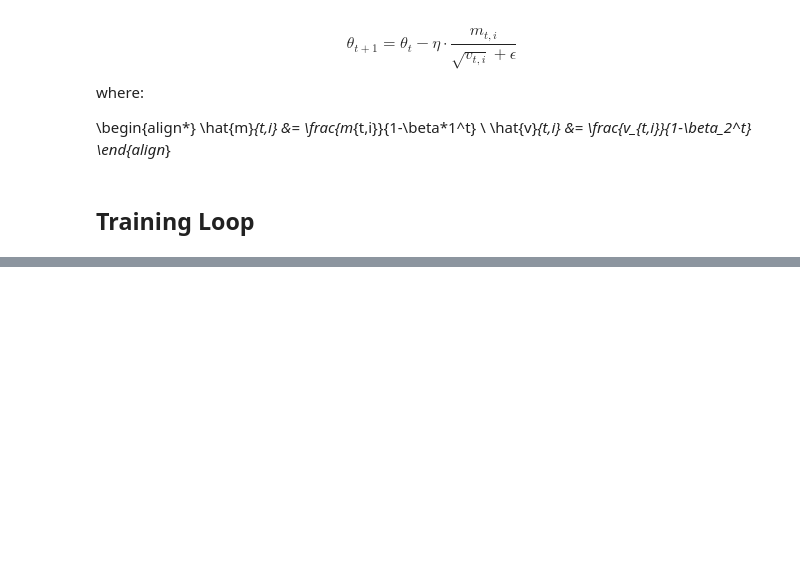
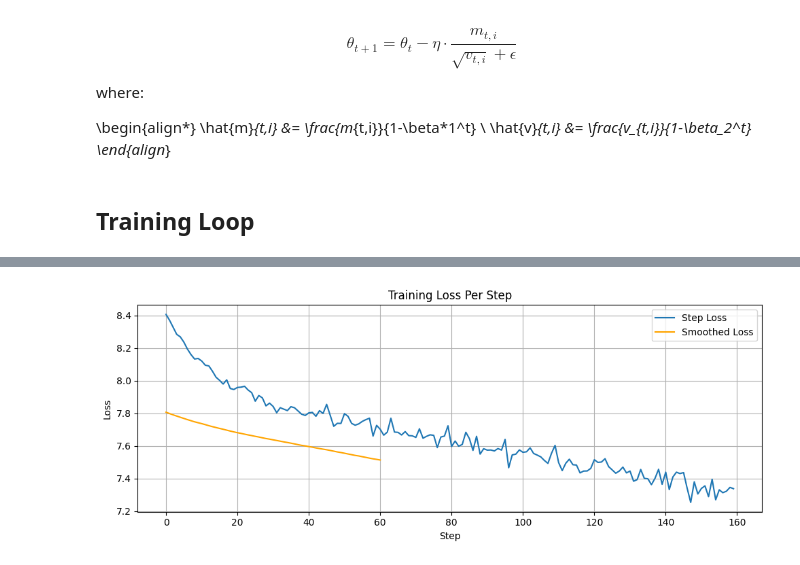
Before and after one commit to YYZhang2025/100-AI-Code, a Jupyter notebook: 01-transformer.ipynb, the cells around one changed output, grey strips where cells are left out. Saved outputs shown, nothing was run; the diff lists cells and outputs as text; code cells hidden in the pictures; blank space fills up the shorter version.

```diff
--- a/01-transformer.ipynb
+++ b/01-transformer.ipynb
@@ -628,23 +655,3 @@ train_dataloader = torch.utils.data.DataLoader(
 ## Training Procedure
 # %% [markdown]
 ### Loss Function with Label Smoothing
-# %%
-class LabelSmoothing(nn.Module):
-    def __init__(self, config: ModelConfig, smoothing=0.1):
-        super().__init__()
-        self.smoothing = smoothing
-        self.vocab_size = config.tgt_vocab_size
-        self.eps = smoothing / (self.vocab_size - 1)
-
-    def forward(self, logits, target):
-        """
-        logits: (batch_size, seq_len, vocab_size)
-        target: (batch_size, seq_len)
-        """
-        log_probs = F.log_softmax(logits, dim=-1)  # (batch_size, seq_len, vocab_size)
-        nll_loss = -log_probs.gather(dim=-1, index=target.unsqueeze(-1)).squeeze(-1)
-
-        smooth_loss = -log_probs.mean(dim=-1)  # Average over vocabulary
-        loss = (1.0 - self.smoothing) * nll_loss + self.eps * smooth_loss
-
-        return loss.mean()  # Average over batch and sequence length
@@ -772,0 +868,26 @@ train(model, train_dataloader, optimizer, criterion, num_epochs=10, batch_size=3
+# %%
+import numpy as np
+import matplotlib.pyplot as plt
+
+def smooth_curve(values, window_size=100):
+    if len(values) < window_size:
+        return values  # skip smoothing if not enough data
+    kernel = np.ones(window_size) / window_size
+    return np.convolve(values, kernel, mode='valid')
+
+def plot_loss_curve(losses, window_size=100):
+    plt.figure(figsize=(10, 4))
+    plt.plot(losses, label="Step Loss")
+    smoothed = smooth_curve(losses, window_size)
+    plt.plot(range(len(smoothed)), smoothed, label="Smoothed Loss", color="orange")
+    plt.xlabel("Step")
+    plt.ylabel("Loss")
+    plt.title("Training Loss Per Step")
+    plt.grid(True)
+    plt.legend()
+    plt.tight_layout()
+    plt.show()
+
+plot_loss_curve(losses)
+# %% [output]
+[figure, added]
```
Also changed, not shown: parts of 47 cells of this notebook.
